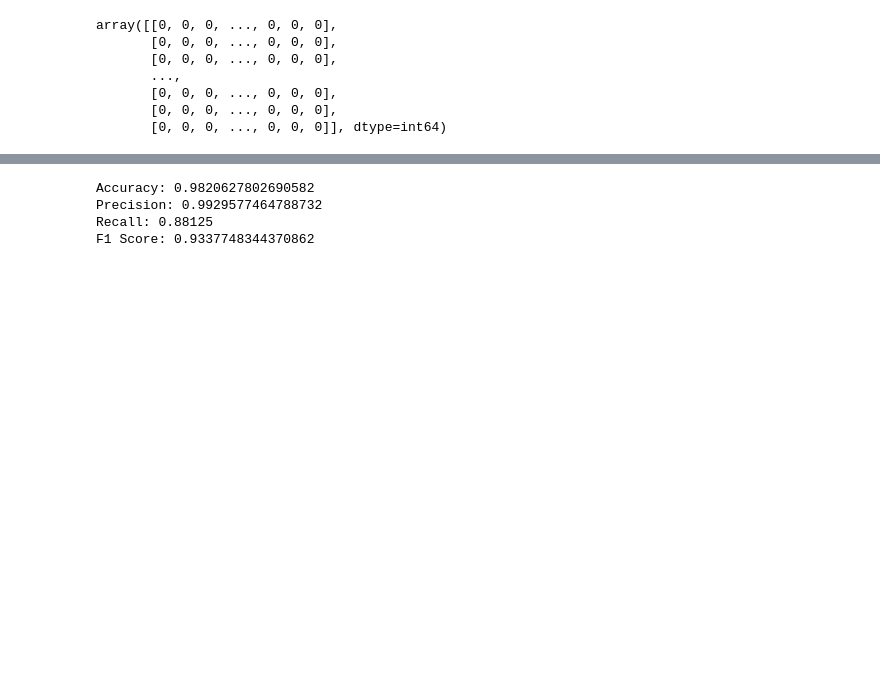
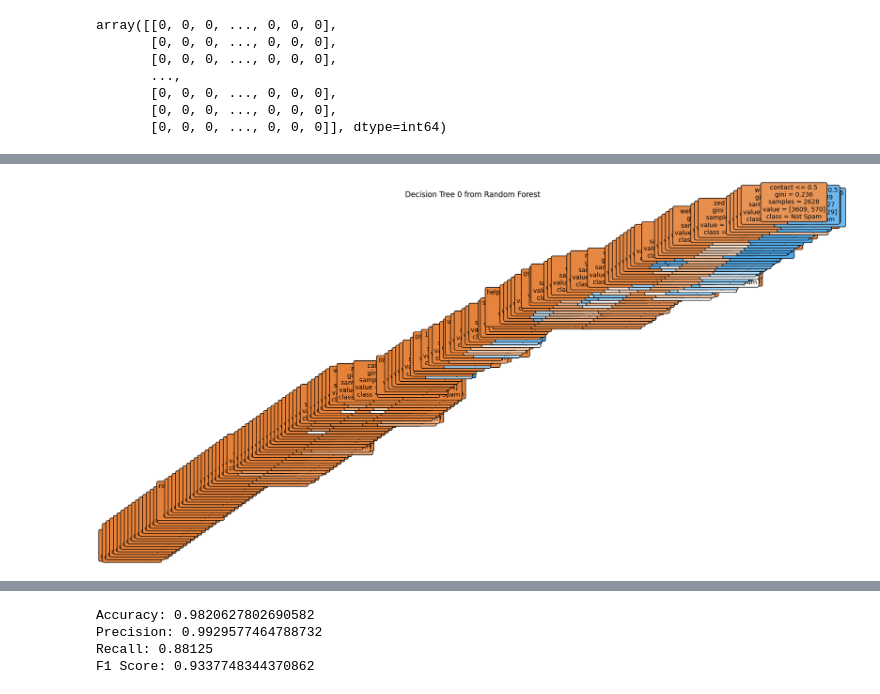
Before and after one commit to farid-ramy/spam-email-detection, a Jupyter notebook: algorithms/firstdataset.ipynb, the cells around one changed output, grey strips where cells are left out. Saved outputs shown, nothing was run; the diff lists cells and outputs as text; code cells hidden in the pictures; blank space fills up the shorter version.

Commit message:
some graphs for random forest

```diff
--- a/algorithms/firstdataset.ipynb
+++ b/algorithms/firstdataset.ipynb
@@ -91,0 +102,16 @@ F1 Score: 0.8980716253443526
+# %%
+from sklearn.tree import plot_tree
+
+# Choose the index of the tree you want to visualize (e.g., 0 for the first tree)
+tree_index = 0
+
+# Access the tree from the random forest
+single_tree = rf_model.estimators_[tree_index]
+
+# Plot the decision tree
+plt.figure(figsize=(20, 10))
+plot_tree(single_tree, filled=True, feature_names=cv.get_feature_names_out(), class_names=["Not Spam", "Spam"], rounded=True, fontsize=10)
+plt.title(f'Decision Tree {tree_index} from Random Forest')
+plt.show()
+# %% [output]
+[figure, added]
```
Also changed, not shown: parts of 5 cells of this notebook, 2 other files.
